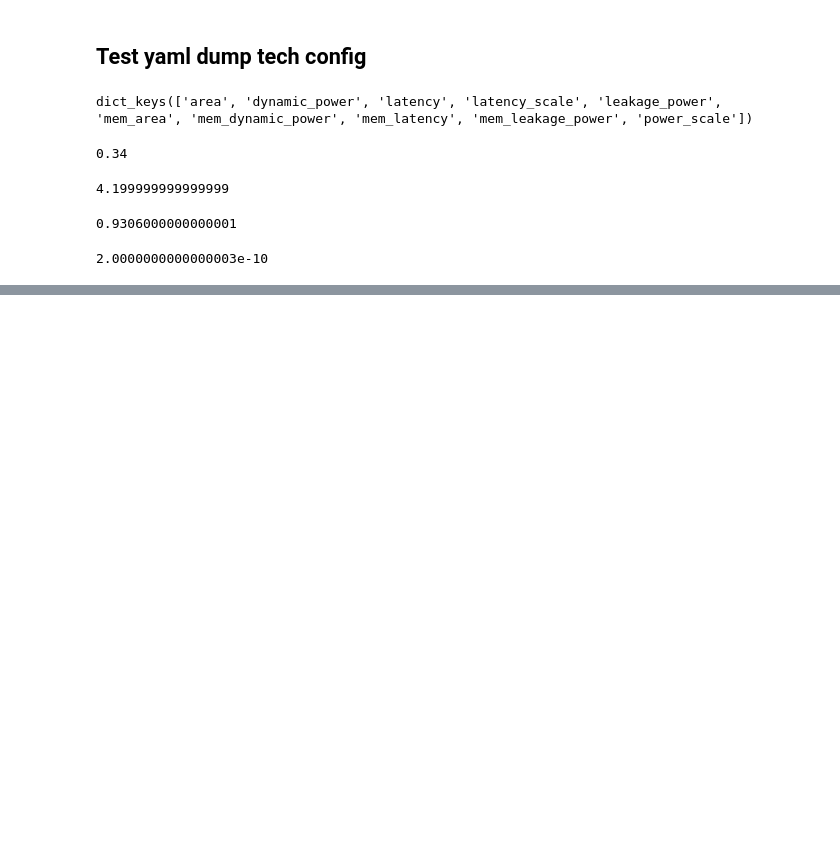
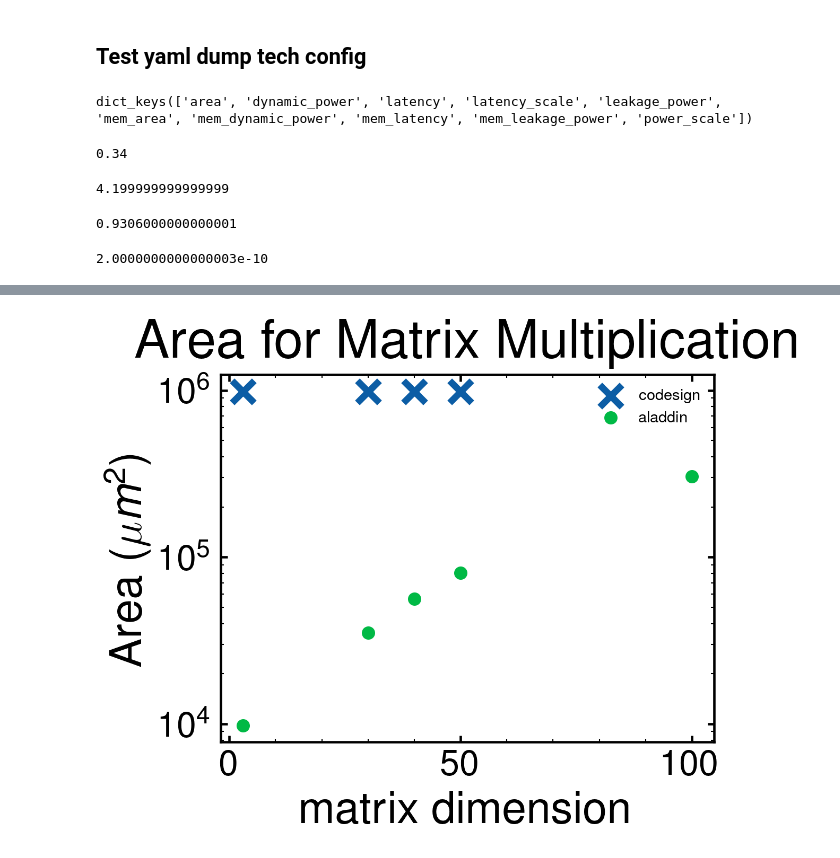
Before and after one commit to tathagatasrimani/codesign, a Jupyter notebook: src/vamshi_misc_tests.ipynb, the cells around one changed output, grey strips where cells are left out. Saved outputs shown, nothing was run; the diff lists cells and outputs as text; code cells hidden in the pictures; blank space fills up the shorter version.

```diff
--- a/src/vamshi_misc_tests.ipynb
+++ b/src/vamshi_misc_tests.ipynb
@@ -990,0 +1046,11 @@ tech_params['mem_area'][transistor_size][cache_size][mem_layers][pitch]
+# %%
+plt.scatter(mat_dim, codesign['area'], marker='x', label='codesign')
+plt.scatter(mat_dim, aladdin['area'], marker='.', label='aladdin')
+plt.xlabel('matrix dimension')
+plt.ylabel(r'Area ($\mu m^2$)')
+plt.yscale('log')
+plt.legend()
+plt.title("Area for Matrix Multiplication")
+plt.show()
+# %% [output]
+[figure, added]
```
Also changed, not shown: parts of 5 cells of this notebook, 2 other files.
